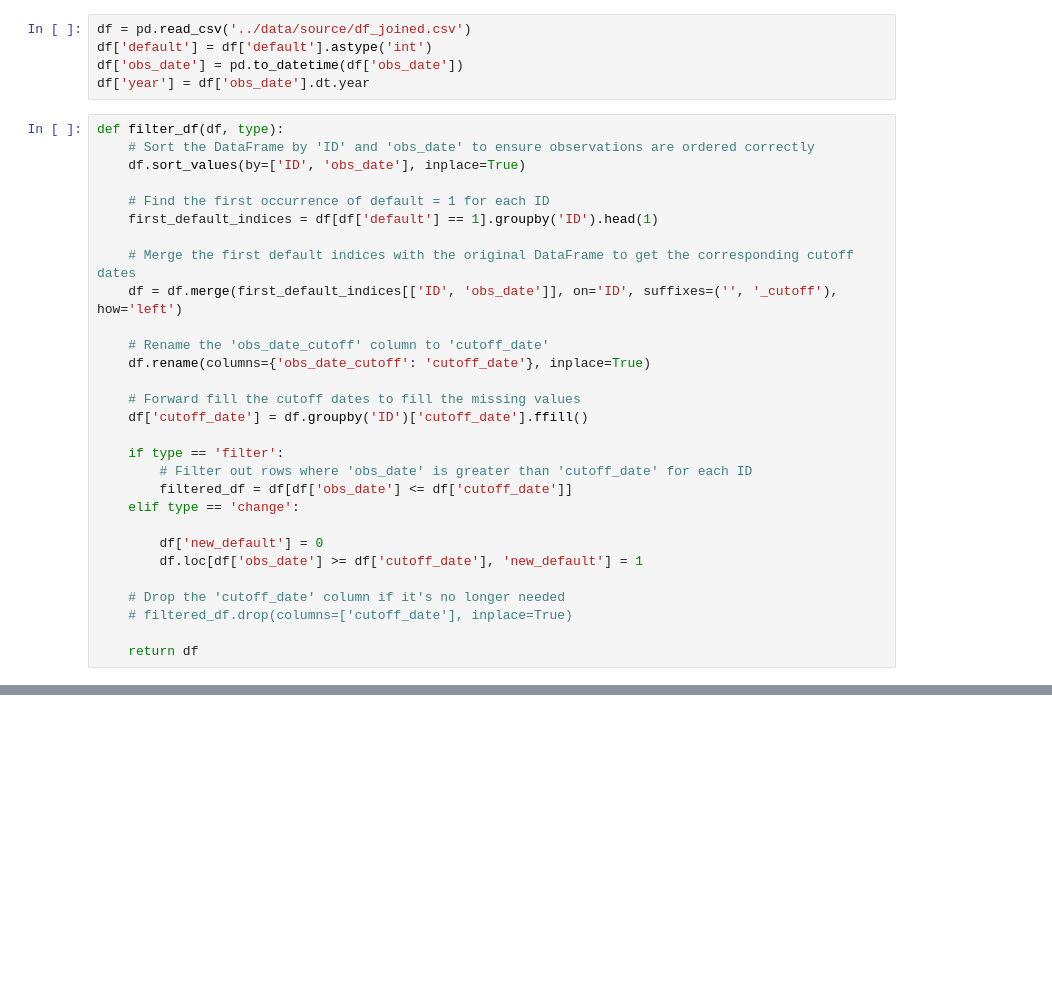
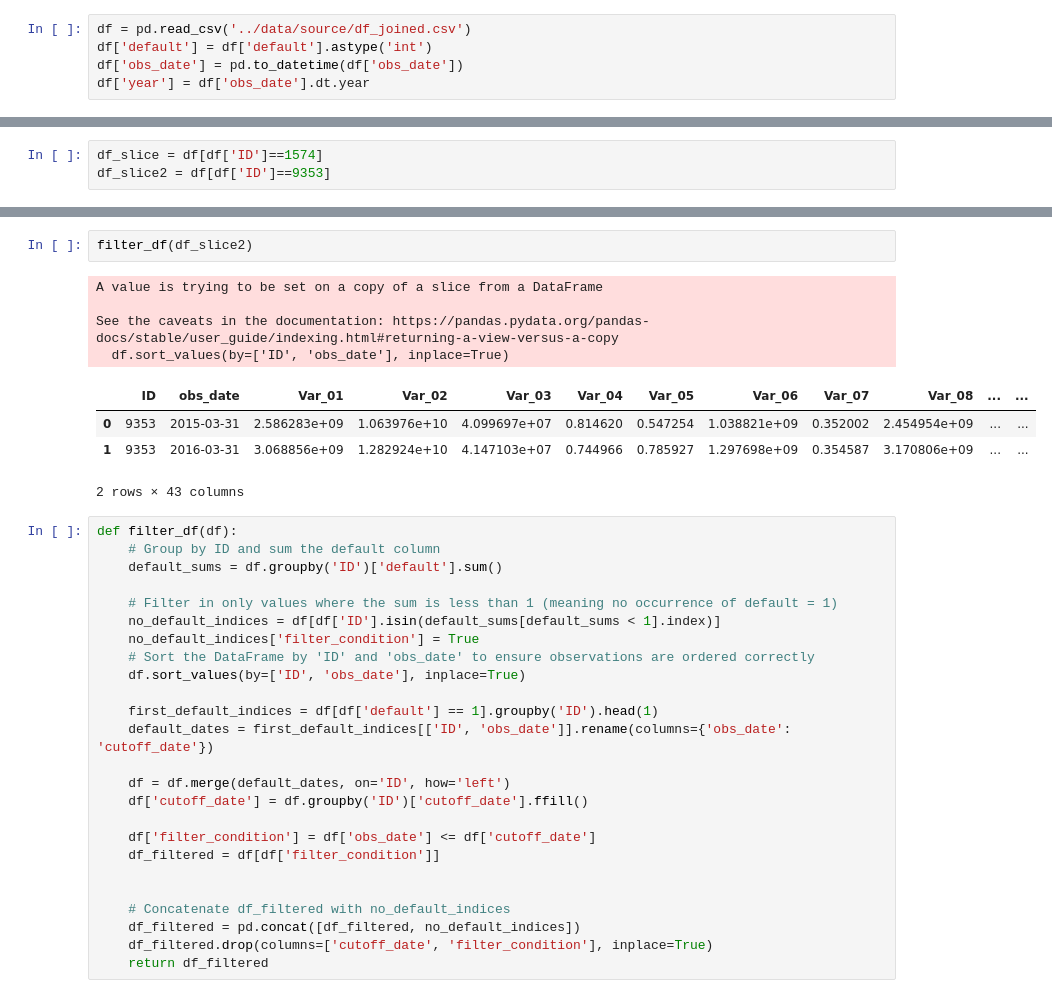
Before and after one commit to melkri/UB_ING_Case, a Jupyter notebook: scripts/2_data_cleaning.ipynb, the cells around one changed output, grey strips where cells are left out. Drawn from its saved outputs; the diff is of its cells as text; blank space fills up the shorter version.

```diff
--- a/scripts/2_data_cleaning.ipynb
+++ b/scripts/2_data_cleaning.ipynb
@@ -5,32 +12,3 @@ df = pd.read_csv('../data/source/df_joined.csv')
 df['default'] = df['default'].astype('int')
 df['obs_date'] = pd.to_datetime(df['obs_date'])
 df['year'] = df['obs_date'].dt.year
-# %%
-def filter_df(df, type):
-    # Sort the DataFrame by 'ID' and 'obs_date' to ensure observations are ordered correctly
-    df.sort_values(by=['ID', 'obs_date'], inplace=True)
-
-    # Find the first occurrence of default = 1 for each ID
-    first_default_indices = df[df['default'] == 1].groupby('ID').head(1)
-
-    # Merge the first default indices with the original DataFrame to get the corresponding cutoff dates
-    df = df.merge(first_default_indices[['ID', 'obs_date']], on='ID', suffixes=('', '_cutoff'), how='left')
-
-    # Rename the 'obs_date_cutoff' column to 'cutoff_date'
-    df.rename(columns={'obs_date_cutoff': 'cutoff_date'}, inplace=True)
-
-    # Forward fill the cutoff dates to fill the missing values
-    df['cutoff_date'] = df.groupby('ID')['cutoff_date'].ffill()
-
-    if type == 'filter':
-        # Filter out rows where 'obs_date' is greater than 'cutoff_date' for each ID
-        filtered_df = df[df['obs_date'] <= df['cutoff_date']]
-    elif type == 'change':
-
-        df['new_default'] = 0
-        df.loc[df['obs_date'] >= df['cutoff_date'], 'new_default'] = 1
-
-    # Drop the 'cutoff_date' column if it's no longer needed
-    # filtered_df.drop(columns=['cutoff_date'], inplace=True)
-
-    return df
@@ -36,0 +17,3 @@ def filter_df(df, type):
+# %%
+df_slice = df[df['ID']==1574]
+df_slice2 = df[df['ID']==9353]
@@ -37 +29,37 @@ def filter_df(df, type):
+# %%
+filter_df(df_slice2)
+# %% [output]
+A value is trying to be set on a copy of a slice from a DataFrame
+
+See the caveats in the documentation: https://pandas.pydata.org/pandas-docs/stable/user_guide/indexing.html#returning-a-view-versus-a-copy
+  df.sort_values(by=['ID', 'obs_date'], inplace=True)
+|  | ID | obs_date | Var_01 | Var_02 | Var_03 | Var_04 | Var_05 | Var_06 | Var_07 | Var_08 | ... | ... |
+| 0 | 9353 | 2015-03-31 | 2.586283e+09 | 1.063976e+10 | 4.099697e+07 | 0.814620 | 0.547254 | 1.038821e+09 | 0.352002 | 2.454954e+09 | ... | ... |
+| 1 | 9353 | 2016-03-31 | 3.068856e+09 | 1.282924e+10 | 4.147103e+07 | 0.744966 | 0.785927 | 1.297698e+09 | 0.354587 | 3.170806e+09 | ... | ... |
+2 rows × 43 columns
+# %%
+def filter_df(df):
+    # Group by ID and sum the default column
+    default_sums = df.groupby('ID')['default'].sum()
+
+    # Filter in only values where the sum is less than 1 (meaning no occurrence of default = 1)
+    no_default_indices = df[df['ID'].isin(default_sums[default_sums < 1].index)]
+    no_default_indices['filter_condition'] = True
+    # Sort the DataFrame by 'ID' and 'obs_date' to ensure observations are ordered correctly
+    df.sort_values(by=['ID', 'obs_date'], inplace=True)
+
+    first_default_indices = df[df['default'] == 1].groupby('ID').head(1)
+    default_dates = first_default_indices[['ID', 'obs_date']].rename(columns={'obs_date': 'cutoff_date'})
+
+    df = df.merge(default_dates, on='ID', how='left')
+    df['cutoff_date'] = df.groupby('ID')['cutoff_date'].ffill()
+
+    df['filter_condition'] = df['obs_date'] <= df['cutoff_date']
+    df_filtered = df[df['filter_condition']]
+
+
+    # Concatenate df_filtered with no_default_indices
+    df_filtered = pd.concat([df_filtered, no_default_indices])
+    df_filtered.drop(columns=['cutoff_date', 'filter_condition'], inplace=True)
+    return df_filtered
 # %%
```
Also changed, not shown: parts of 25 cells of this notebook.
